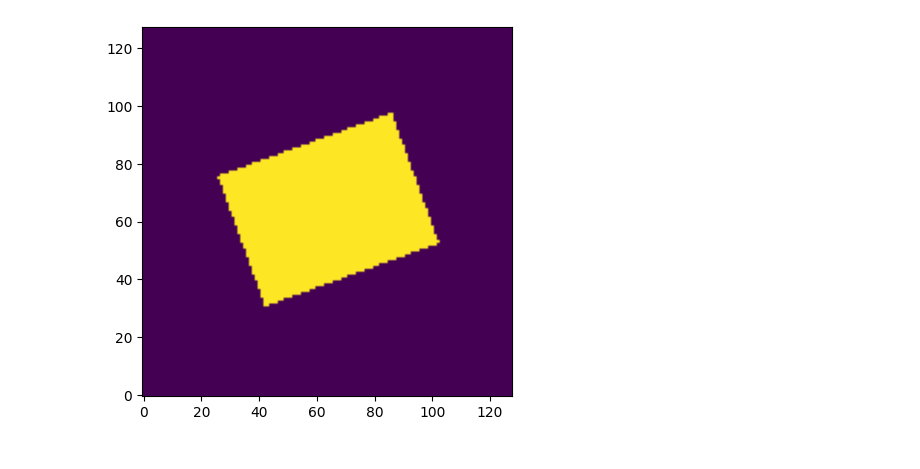
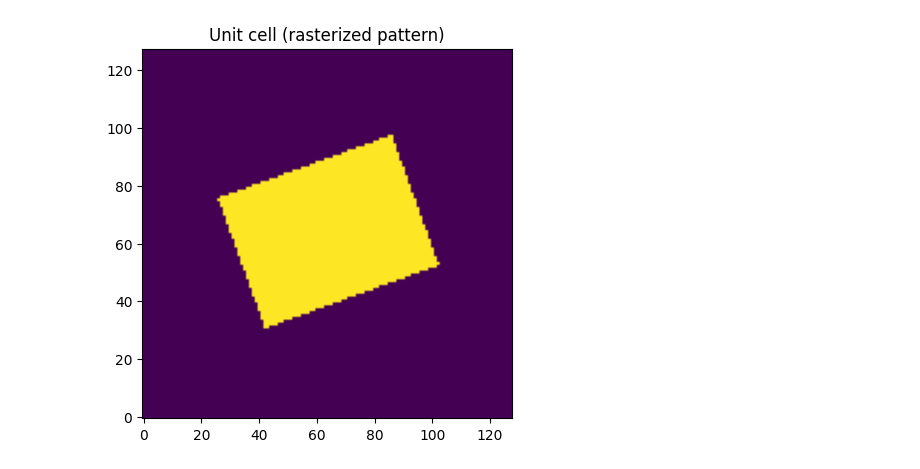
Before and after one commit to RodionovSA/metarcwa, a Jupyter notebook: examples/convergence_test.ipynb, the cells around one changed output. Saved outputs shown, nothing was run; the diff lists cells and outputs as text; code cells hidden in the pictures.

```diff
--- a/examples/convergence_test.ipynb
+++ b/examples/convergence_test.ipynb
@@ -161,44 +253,41 @@ def convergence_test(model: Model, config: Config, m_max: int, N: int = 512):
 # %%
-# Define config
-dtype = torch.float32
-device = "cuda:0"
-N = 256
-m = 10 # Num_harmonics_x = 2*m + 1
-n = 10 # Num_harmonics_y = 2*n + 1
-truncation = "circular" # "circular", "rectangular"
-fact_method = None # "Normal", "Pol", "Jones", "Jones_direct"
-fact_beta = 0.05
-fact_gamma = 0.05
-nx = N
-ny = N
+# Materials (all lossless dielectrics)
+eps_inc = ConstantEps(1.0)          # incidence half-space: air
+eps_trans = ConstantEps(1.46**2)    # transmission half-space: glass, n=1.46
+eps_void = ConstantEps(1.0)         # layer background: air
+eps_solid = ConstantEps(-9.4253, eps_im=0.75218)  # shape fill: n=2.1, lossless
 
-# Define model parameters
-eps_inc = ConstantEps(1.0)
-eps_trans = ConstantEps(1.46**2)
-eps_void = ConstantEps(1.0)
-eps_solid = ConstantEps(2.1**2, eps_im=0.0)
 period = 400.0
-thickness = 200.0
+thickness = 50.0
 
-# Define shape
-xc, yc = period/2, period/2
+# Geometry: rotated rectangle centered in the unit cell
+xc, yc = period / 2, period / 2
 w, h = 200.0, 150.0
 angle = 20.0
 corner_radius = 0.0
 shape = Rectangle((xc, yc), (w, h), angle=angle, corner_radius=corner_radius)
 
-wl = torch.linspace(300, 800, 1)
-theta = torch.tensor([0.0])*torch.pi/180.0
-phi = torch.tensor([30.0])*torch.pi/180.0
+# Source: single wavelength, oblique incidence (extend wl to a tensor of
+# several values for a wavelength sweep -- every axis below broadcasts).
+wl = torch.tensor([500.0])
+theta = torch.tensor([0.0]) * torch.pi / 180.0
+phi = torch.tensor([30.0]) * torch.pi / 180.0
 
-# Prepare model
 model = build_model(shape, thickness, eps_solid, eps_void, eps_inc, eps_trans, period, wl, theta, phi)
 
-# Show unit cell
+# Preview the rasterized unit cell
 plt.figure()
 plt.imshow(model.spec(nx=128, ny=128).layers[0].pattern, origin="lower")
+plt.title("Unit cell (rasterized pattern)")
 plt.show()
 
-config = build_config(dtype, device, m, n, nx, ny, truncation, fact_method, fact_beta, fact_gamma)
+# Base config: dtype/device/nx/ny/truncation/factorization are what the
+# comparisons below vary; m/n are overridden per-m by run_convergence_sweep.
+device = "cuda:0" if torch.cuda.is_available() else "cpu"
+N = 256  # real-space grid resolution; must satisfy nx,ny >= 4*max(m_values)+1
+base_config = build_config(torch.float32, device, m=1, n=1, nx=N, ny=N,
+                            factorization=None, truncation="circular")
+
+m_values = list(range(1, 16))  # m=n=1..15, large enough to reach a plateau
 # %% [output]
-[figure, old version]
+[figure, new version]
```
Also changed, not shown: parts of 15 cells of this notebook, 1 other file.
